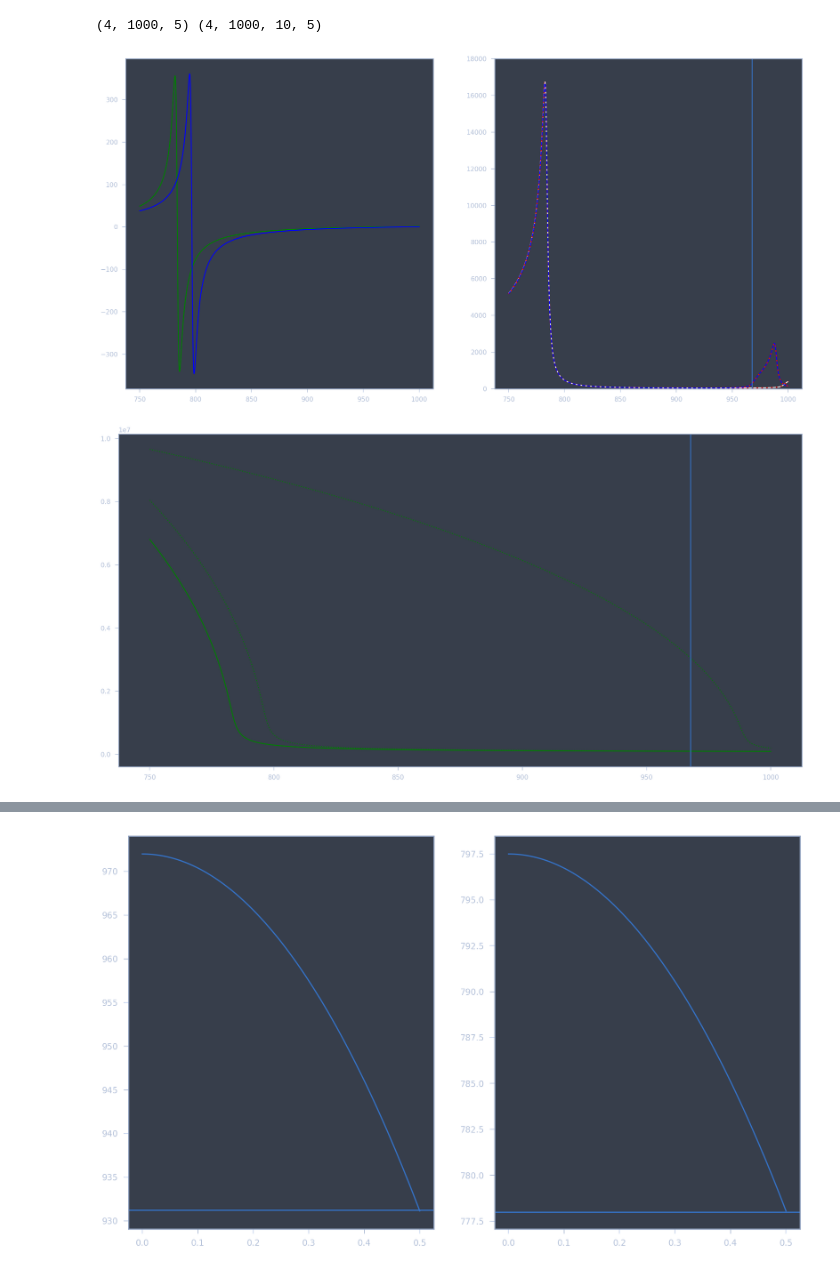
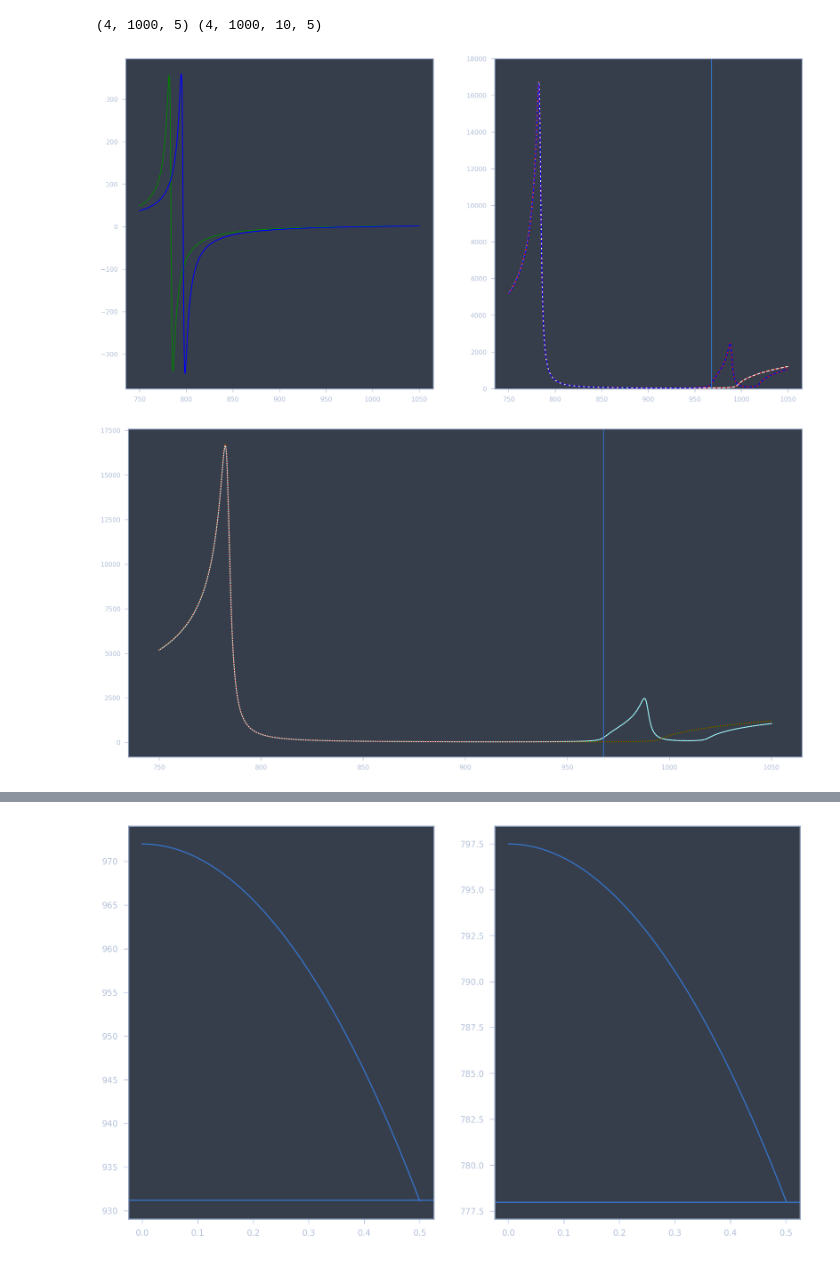
Before and after one commit to SDeLiberato/Nonlocal_SMMs, a Jupyter notebook: Transfer Matrix Methods.ipynb, the cells around one changed output, grey strips where cells are left out. Drawn from its saved outputs; the diff is of its cells as text; code cells hidden in the pictures.

```diff
--- a/Transfer Matrix Methods.ipynb
+++ b/Transfer Matrix Methods.ipynb
@@ -42,7 +48,7 @@ def beta(kx, wn, mat):
 # %%
 import seaborn as sns
 kx = np.linspace(500, 740, 4)
-wn = np.linspace(750, 1000, 1000)
+wn = np.linspace(750, 1050, 1000)
 
 eigs, vecs = layer_dispersion(kx, wn, 'SiC4H')
 
@@ -118,24 +124,38 @@ ax2.set_ylim(0, 18000)
 # ax2.set_ylim(-0.000002, 0.000002)
 plt.show()
 # %% [output]
-[figure, old version]
+[figure, new version]
 # %%
 fig, (ax1) = plt.subplots(figsize=(20, 10))
 
 cols = sns.color_palette('hls', 10)
 
 # ax1.plot(wn, (wn*eigs_r[0,:,-1].real), color='white',linestyle='solid')
 # ax1.plot(wn, (wn*eigs_r[0,:,-2].real), color='white',linestyle='solid')
 # ax1.plot(wn, (wn*eigs_r[0,:,-3].real), color='white',linestyle='solid')
 
-ax1.plot(wn, (wn*eigs[-1,:,2].real), color='green',linestyle='solid')
-ax1.plot(wn, gamma(kx[0], wn, mat1).real, color='green',linestyle='dotted')
-ax1.plot(wn, beta(kx[0], wn, mat1).real, color='green',linestyle='dotted')
+
+def alpha(kx, wn, mat):
+    return np.sqrt(wn**2*mat._eps[:,0,0] - kx**2)
+
+def alpha_an1(kx, wn, mat):
+    return np.sqrt(wn**2*mat._eps[:,0,0] - kx**2)
+
+def alpha_an2(kx, wn, mat):
+    return np.sqrt(wn**2*mat._eps[:,0,0] - kx**2*mat._eps[:,0,0]/mat._eps[:,2,2])
+
+
+ax1.plot(wn, (wn*eigs[0,:,0].real), color='green',linestyle='solid')
+ax1.plot(wn, (wn*eigs[0,:,1].real), color='white',linestyle='solid')
+# ax1.plot(wn, alpha_an1(kx[0], wn, mat1).real, color='blue',linestyle='dotted')
+# ax1.plot(wn, alpha_an2(kx[0], wn, mat1).real, color='red',linestyle='dotted')
+ax1.plot(wn, alpha_an2(af*wn, wn, mat1).real, color='cyan',linestyle='dotted')
+ax1.plot(wn, alpha_an1(af*wn, wn, mat1).real, color='red',linestyle='dotted')
 
 ax1.axvline(mat1._wlo_pe)
 plt.show()
 # %% [output]
-[figure, old version]
+[figure, new version]
 # %%
 from dispersion import pol_comp
 
```
Also changed, not shown: parts of 2 cells of this notebook, 1 other file.
